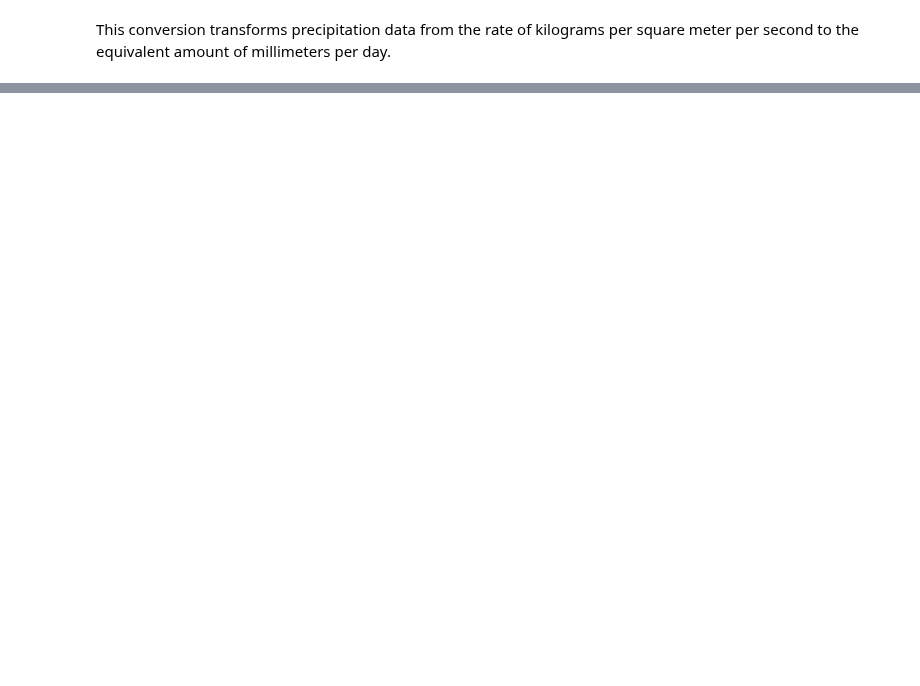
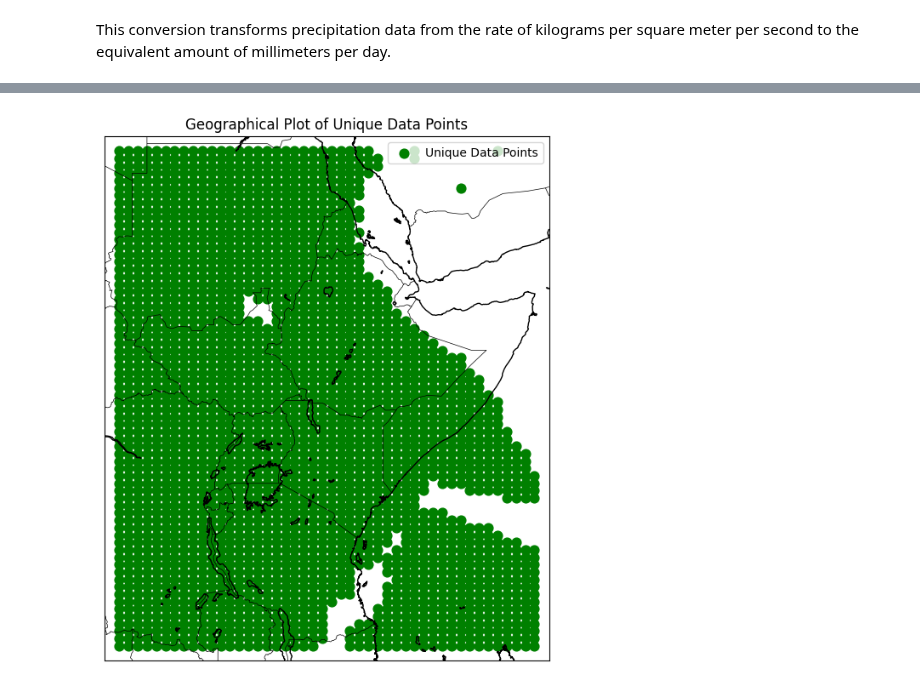
Before and after one commit to AdamPrzychodniPrivate/soil-water-forecasting, a Jupyter notebook: ml-modeling-pipeline/notebooks/2. data_preprocessing.ipynb, the cells around one changed output, grey strips where cells are left out. Drawn from its saved outputs; the diff is of its cells as text; code cells hidden in the pictures; blank space fills up the shorter version.

Commit message:
update 2. data_processing.ipynb

```diff
--- a/ml-modeling-pipeline/notebooks/2. data_preprocessing.ipynb
+++ b/ml-modeling-pipeline/notebooks/2. data_preprocessing.ipynb
@@ -377,3 +401,5 @@ shape: (13_819_645, 17)
 | 2024-01-01 00:00:00 | 22.0 | 35.625 | 0.0 | 18.514063 | 293.882812 | 94149.25 | 2.4140625 | 3.2890625 | 0.009277 | 70.25 | ... |
 | 2024-01-01 00:00:00 | 22.0 | 36.25 | 0.0 | 20.6625 | 295.5625 | 97338.25 | 2.6484375 | 3.5078125 | 0.009888 | 66.1875 | ... |
 | 2024-01-01 00:00:00 | 22.0 | 36.875 | 0.578125 | 24.232813 | 298.65625 | 100680.25 | 3.9453125 | 4.8359375 | 0.011597 | 62.0625 | ... |
+# %%
+eddi_polars_df = pl.read_parquet("/workspace/soil-ml-modeling-pipeline/ml-modeling-pipeline/data/01_raw/eddi.parquet")
@@ -379,0 +423,4 @@ shape: (13_819_645, 17)
+# %%
+plot_geographical_data(eddi_polars_df)
+# %% [output]
+[figure, added]
```
Also changed, not shown: parts of 25 cells of this notebook.
